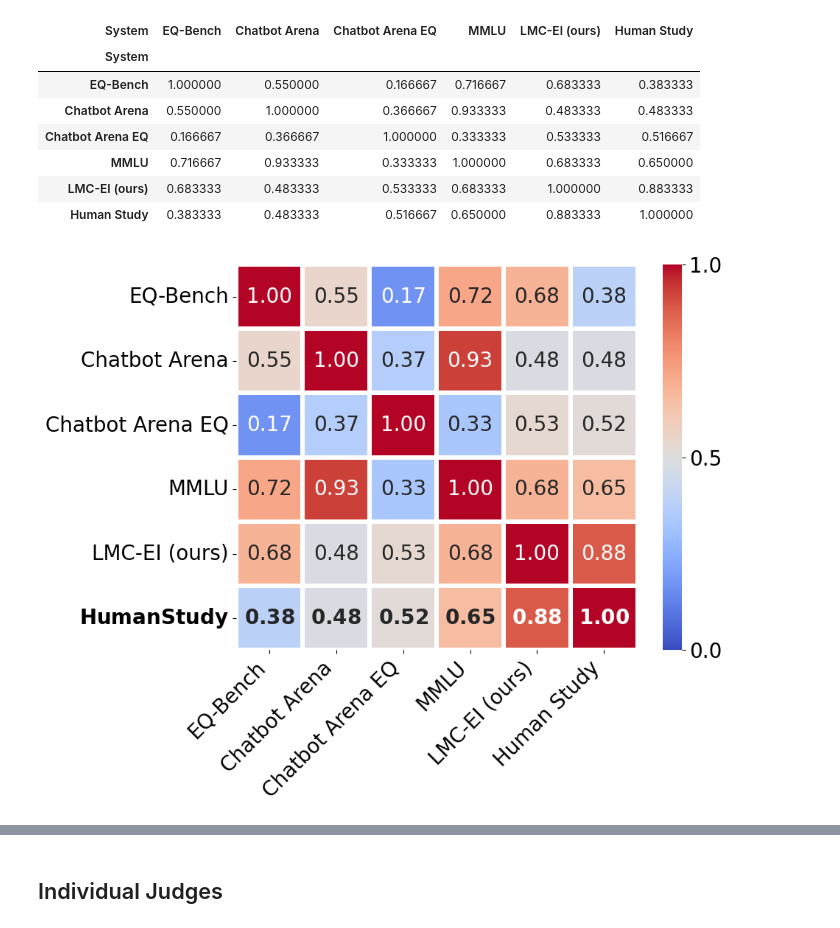
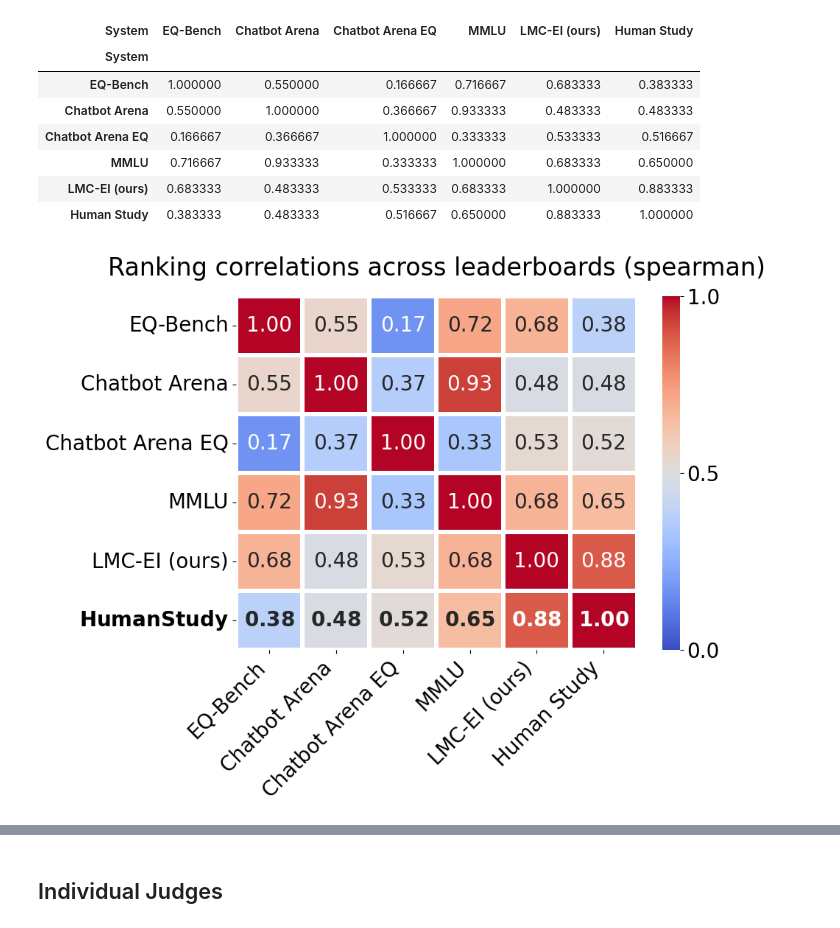
Before and after one commit to llm-council/llm-council, a Jupyter notebook: analysis/comparison_to_other_leaderboards.ipynb, the cells around one changed output, grey strips where cells are left out. Saved outputs shown, nothing was run; the diff lists cells and outputs as text; code cells hidden in the pictures.

```diff
--- a/analysis/comparison_to_other_leaderboards.ipynb
+++ b/analysis/comparison_to_other_leaderboards.ipynb
@@ -65,10 +65,12 @@ df = pd.read_csv(StringIO(data))
 # Print correlations
 pivot_df = df.pivot(index='LLM', columns='System', values='Score')
 spearman_corr = pivot_df.corr(method='spearman')
+kendall_tau_corr = pivot_df.corr(method='kendall')
 
 # Reorder the matrix to have 'Human Study' last
 system_order = ['EQ-Bench', 'Chatbot Arena', 'Chatbot Arena EQ', 'MMLU', 'LMC-EI (ours)', 'Human Study']
 spearman_corr = spearman_corr.loc[system_order, system_order]
+kendall_tau_corr = kendall_tau_corr.loc[system_order, system_order]
 spearman_corr
 # %% [output]
 | System | EQ-Bench | Chatbot Arena | Chatbot Arena EQ | MMLU | LMC-EI (ours) | Human Study |
@@ -82,50 +84,59 @@ spearman_corr
 # %%
 import seaborn as sns
 import matplotlib.pyplot as plt
 
-# Set global font size variable
-font_size = 20
 
-# Update global font size
-plt.rcParams.update({'font.size': font_size})
+def plot_corr_matrix(df, corr_method):
+    # Set global font size variable
+    font_size = 20
 
-# Create a custom annotation DataFrame
-annot = spearman_corr.copy().astype(str)
+    # Update global font size
+    plt.rcParams.update({'font.size': font_size})
 
-# Apply the custom style to the annotations
-for i in spearman_corr.index:
-    for j in spearman_corr.columns:
-        value = spearman_corr.loc[i, j]
-        if i == 'Human Study':
-            annot.loc[i, j] = f'$\mathbf{{{value:.2f}}}$'
-        else:
-            annot.loc[i, j] = f'{value:.2f}'
+    # Create a custom annotation DataFrame
+    annot = df.copy().astype(str)
 
-# Plot the heatmap
-plt.figure(figsize=(10, 8))
-heatmap = sns.heatmap(spearman_corr, annot=annot, cmap='coolwarm', linewidths=3, fmt='', vmin=0, vmax=1, center=0.5)
+    # Apply the custom style to the annotations
+    for i in df.index:
+        for j in df.columns:
+            value = df.loc[i, j]
+            if i == 'Human Study':
+                annot.loc[i, j] = f'$\mathbf{{{value:.2f}}}$'
+            else:
+                annot.loc[i, j] = f'{value:.2f}'
 
-# Modify the axis labels to bold "Human Study"
-ax = plt.gca()  # Get the current axis
+    # Plot the heatmap
+    plt.figure(figsize=(10, 8))
+    heatmap = sns.heatmap(df, annot=annot, cmap='coolwarm', linewidths=3, fmt='', vmin=0, vmax=1, center=0.5)
 
-# Bold the 'Human Study' label on the y-axis
-labels = [item.get_text() for item in ax.get_yticklabels()]
-ax.set_yticklabels([f'$\mathbf{{{label}}}$' if label == 'Human Study' else label for label in labels], fontsize=font_size, rotation=0)
+    # Modify the axis labels to bold "Human Study"
+    ax = plt.gca()  # Get the current axis
 
-# Customize colorbar to only show min, middle, and max values
-colorbar = heatmap.collections[0].colorbar
-colorbar.set_ticks([0, 0.5, 1])  # Set the ticks for min, mid, and max
-colorbar.set_ticklabels(['0.0', '0.5', '1.0'])  # Customize tick labels
+    # Bold the 'Human Study' label on the y-axis
+    labels = [item.get_text() for item in ax.get_yticklabels()]
+    ax.set_yticklabels([f'$\mathbf{{{label}}}$' if label == 'Human Study' else label for label in labels], fontsize=font_size, rotation=0)
 
-# Ensure x and y tick labels use the defined font size
-plt.xticks(fontsize=font_size, rotation=45, ha='right')
-plt.yticks(fontsize=font_size, rotation=0)
+    # Customize colorbar to only show min, middle, and max values
+    colorbar = heatmap.collections[0].colorbar
+    colorbar.set_ticks([0, 0.5, 1])  # Set the ticks for min, mid, and max
+    colorbar.set_ticklabels(['0.0', '0.5', '1.0'])  # Customize tick labels
 
-plt.xlabel("")
-plt.ylabel("")
-plt.tight_layout()
-plt.savefig("/Users/justinzhao/Repos/llm-council-public/analysis/leaderboard_comparison.png")
-plt.savefig("/Users/justinzhao/Repos/llm-council-public/analysis/leaderboard_comparison.pdf")
-plt.show()
+    # Ensure x and y tick labels use the defined font size
+    plt.xticks(fontsize=font_size, rotation=45, ha='right')
+    plt.yticks(fontsize=font_size, rotation=0)
+
+    plt.xlabel("")
+    plt.ylabel("")
+    plt.title(f"Ranking correlations across leaderboards ({corr_method})", pad=20)
+    plt.tight_layout()
+    # plt.savefig("/Users/justinzhao/Repos/llm-council-public/analysis/leaderboard_comparison.png")
+    plt.savefig(f"/Users/justinzhao/Repos/llm-council-public/analysis/leaderboard_comparison_{corr_method}.pdf")
+    plt.savefig(f"/Users/justinzhao/Repos/llm-council-public/analysis/leaderboard_comparison_{corr_method}.png")
+    plt.show()
+
+# spearman_corr = spearman_corr.loc[system_order, system_order]
+# kendall_tau_corr
+plot_corr_matrix(spearman_corr, "spearman")
+plot_corr_matrix(kendall_tau_corr, "kendall-tau")
 # %% [output]
-[figure, old version]
+[figure, new version]
```
Also changed, not shown: parts of 1 cell of this notebook, 8 other files.
